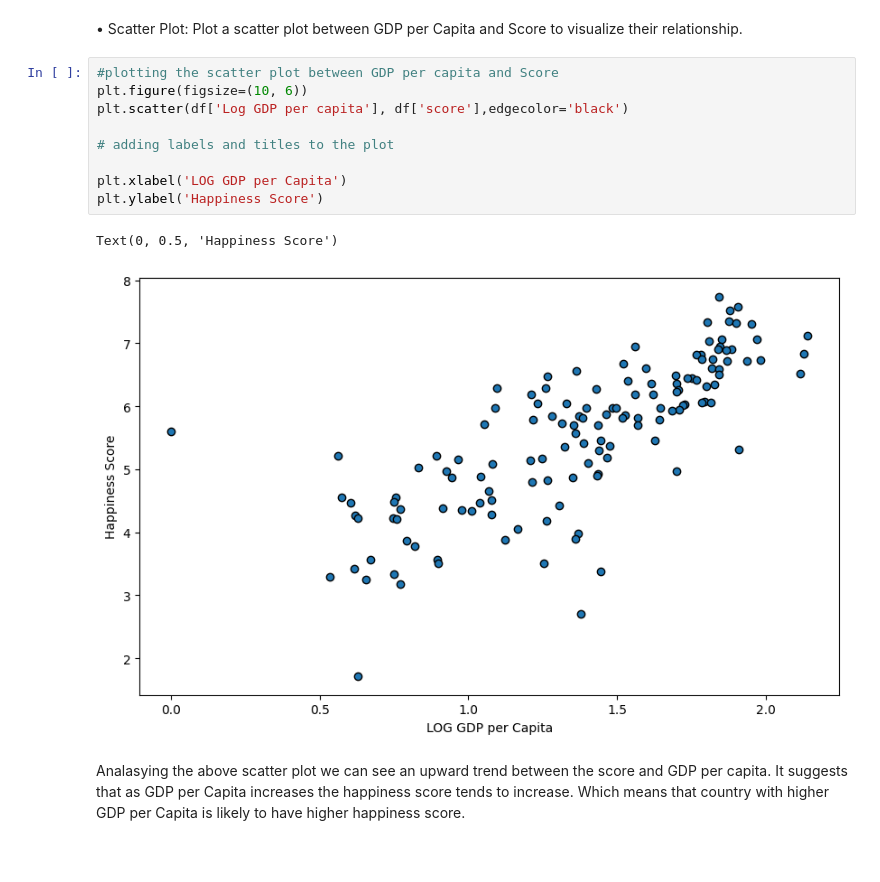
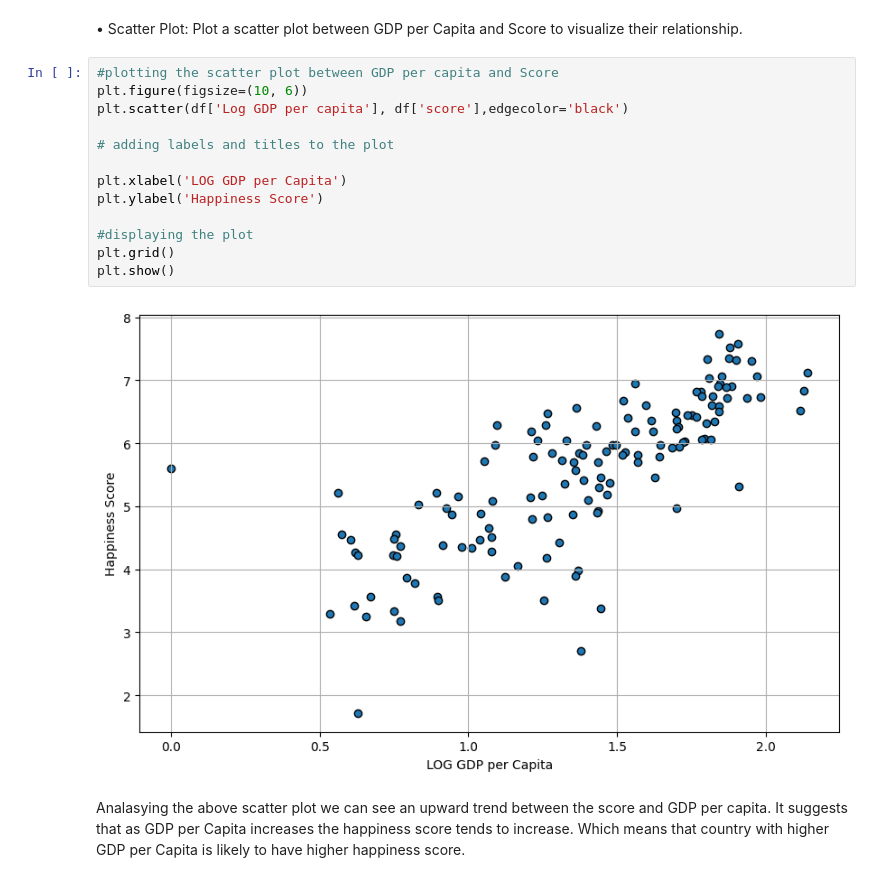
Before and after one commit to StalkYy-06/5CS037-2024, a Jupyter notebook: assignment_1.ipynb, the cells around one changed output. Cells and saved outputs as stored; diff of their text form; blank space fills up the shorter version.

```diff
--- a/assignment_1.ipynb
+++ b/assignment_1.ipynb
@@ -262,15 +265,18 @@ looking at the above histogram the highest number pf score lies at the earlier 6
 # %%
 #plotting the scatter plot between GDP per capita and Score
 plt.figure(figsize=(10, 6))
 plt.scatter(df['Log GDP per capita'], df['score'],edgecolor='black')
 
 # adding labels and titles to the plot
 
 plt.xlabel('LOG GDP per Capita')
 plt.ylabel('Happiness Score')
+
+#displaying the plot
+plt.grid()
+plt.show()
 # %% [output]
-Text(0, 0.5, 'Happiness Score')
-[figure, old version]
+[figure, new version]
 # %% [markdown]
 Analasying the above scatter plot we can see an upward trend between the score and GDP per capita. It suggests that as GDP per Capita increases the happiness score tends to increase. Which means that country with higher GDP per Capita is likely to have higher happiness score.
 # %% [markdown]
```
Also changed, not shown: parts of 68 cells of this notebook.
